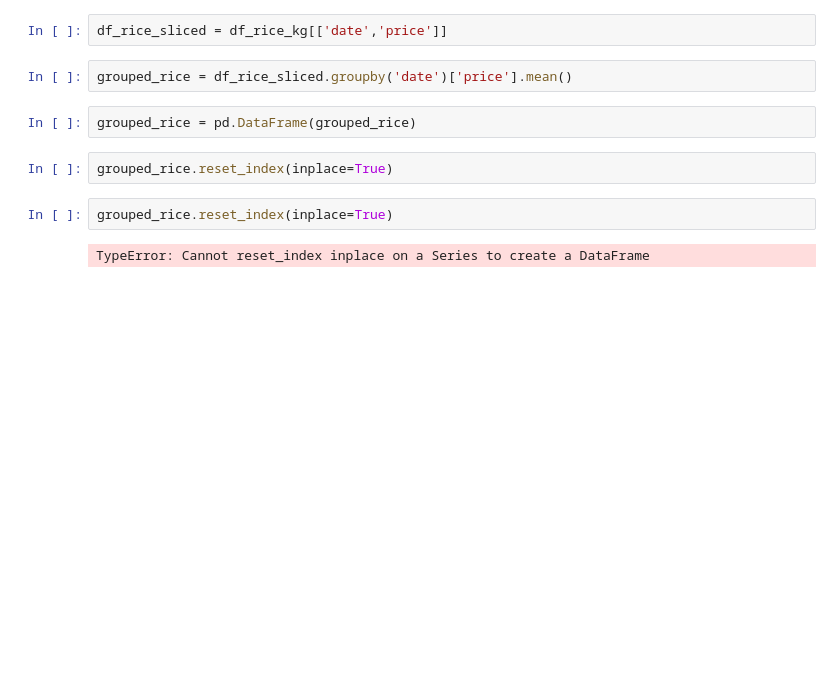
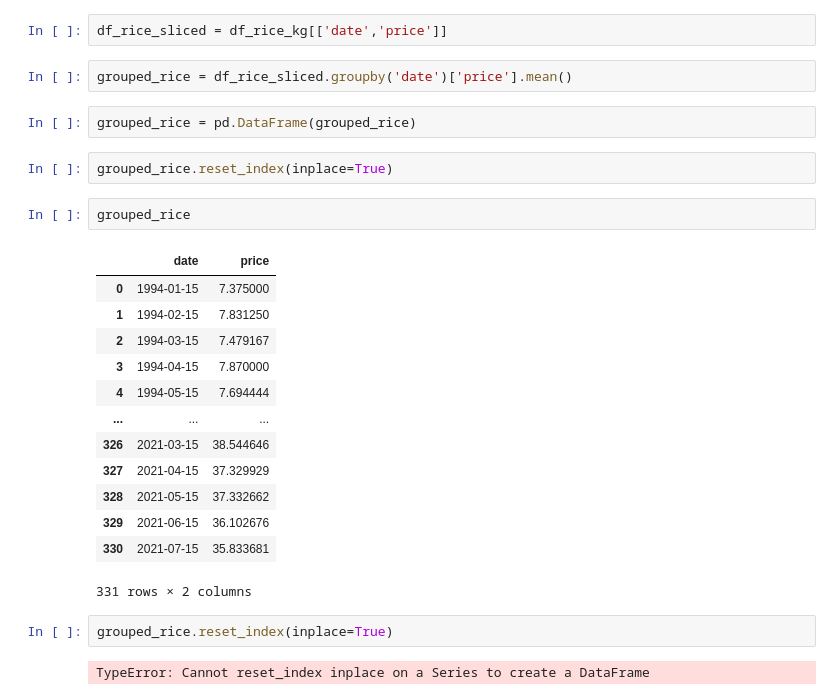
Before and after one commit to kumarnarun/Advanced_concepts_matplotlib, a Jupyter notebook: Matplotlib.ipynb, the cells around one changed output. Drawn from its saved outputs; the diff is of its cells as text; blank space fills up the shorter version.

```diff
--- a/Matplotlib.ipynb
+++ b/Matplotlib.ipynb
@@ -148,6 +148,22 @@ grouped_rice = df_rice_sliced.groupby('date')['price'].mean()
 grouped_rice = pd.DataFrame(grouped_rice)
 # %%
 grouped_rice.reset_index(inplace=True)
+# %%
+grouped_rice
+# %% [output]
+|  | date | price |
+| 0 | 1994-01-15 | 7.375000 |
+| 1 | 1994-02-15 | 7.831250 |
+| 2 | 1994-03-15 | 7.479167 |
+| 3 | 1994-04-15 | 7.870000 |
+| 4 | 1994-05-15 | 7.694444 |
+| ... | ... | ... |
+| 326 | 2021-03-15 | 38.544646 |
+| 327 | 2021-04-15 | 37.329929 |
+| 328 | 2021-05-15 | 37.332662 |
+| 329 | 2021-06-15 | 36.102676 |
+| 330 | 2021-07-15 | 35.833681 |
+331 rows × 2 columns
 # %%
 grouped_rice.reset_index(inplace=True)
 # %% [output]
```
Also changed, not shown: parts of 3 cells of this notebook, 2 other files.
